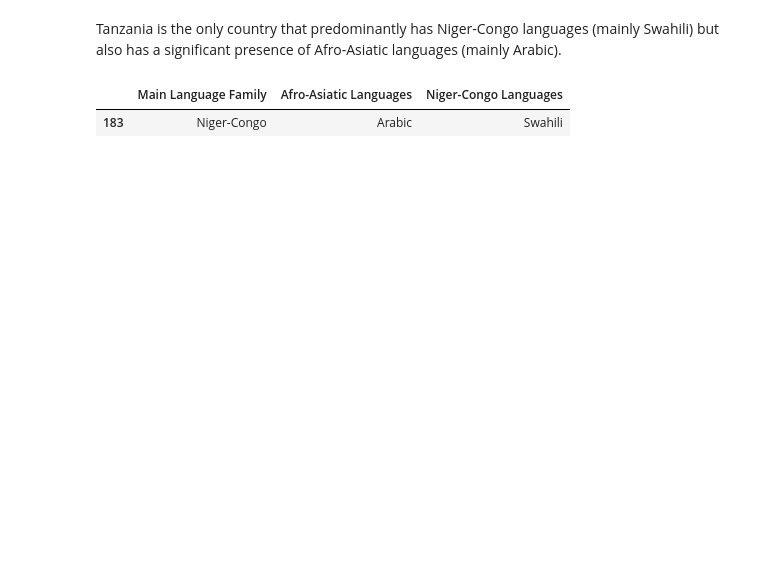
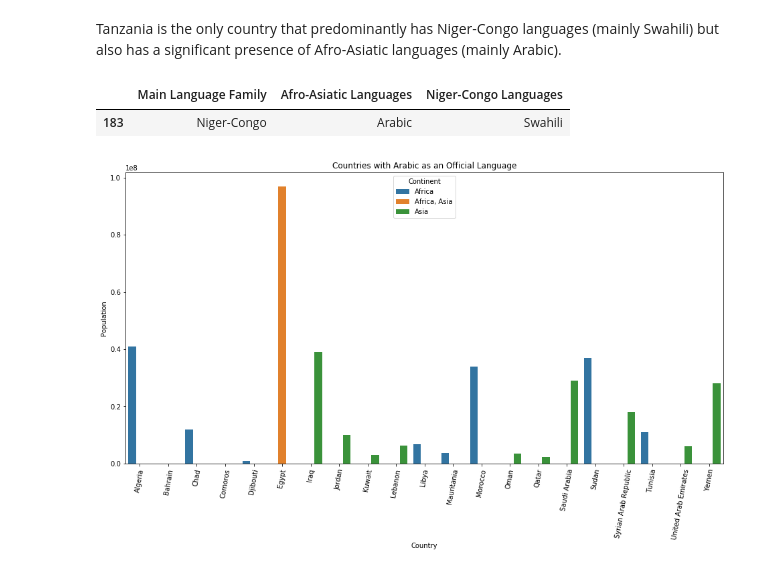
Before and after one commit to gadamico/International-Demographic, a Jupyter notebook: int_demog.ipynb, the cells around one changed output. Cells and saved outputs as stored; diff of their text form; code cells hidden in the pictures; blank space fills up the shorter version.

```diff
--- a/int_demog.ipynb
+++ b/int_demog.ipynb
@@ -205,3 +205,15 @@ aa[aa['Country'] == 'United Republic of Tanzania'][['Main Language Family',
 # %% [output]
 |  | Main Language Family | Afro-Asiatic Languages | Niger-Congo Languages |
 | 183 | Niger-Congo | Arabic | Swahili |
+# %%
+offs = data[~data['Official Languages'].isna()]
+
+arabic = offs[offs['Official Languages'].str.contains('Arabic')]
+# %%
+fig, ax = plt.subplots(figsize=(16, 8))
+
+sns.barplot(data=arabic, y='Population', x='Country', hue='Continent', ax=ax)
+plt.xticks(rotation=80)
+plt.title('Countries with Arabic as an Official Language');
+# %% [output]
+[figure, added]
```
Also changed, not shown: parts of 2 cells of this notebook, 1 other file.
